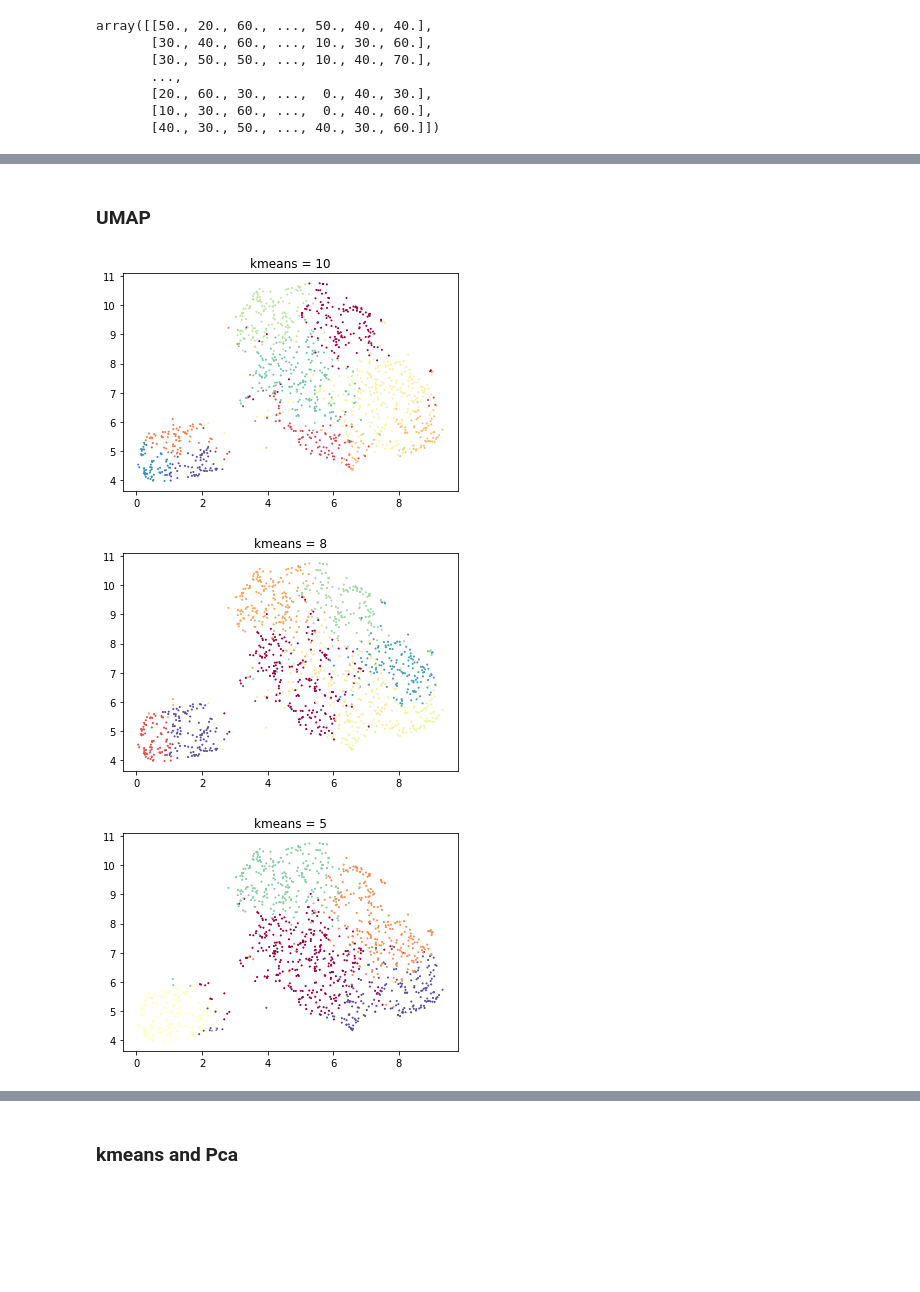
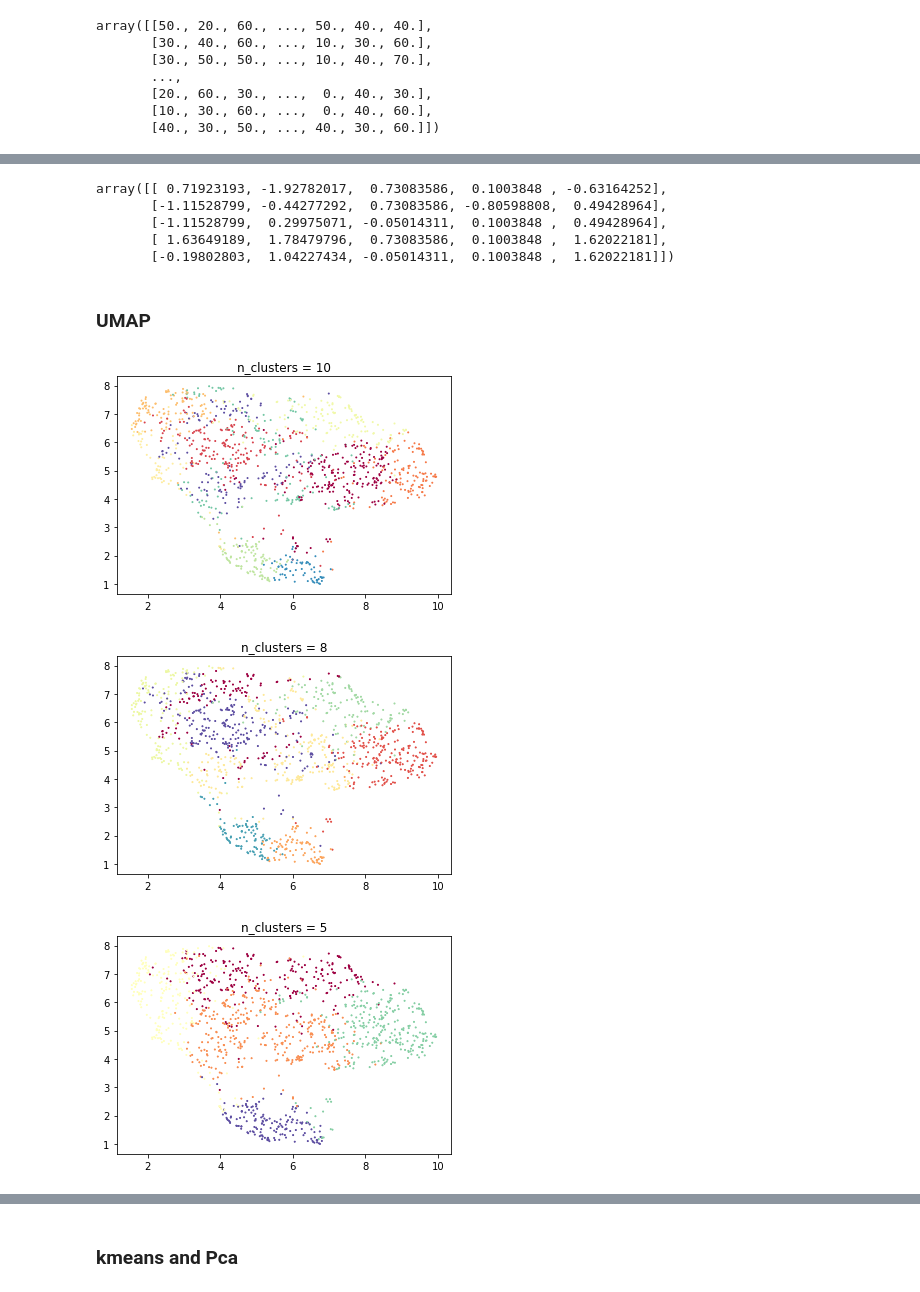
Before and after one commit to rengesf/flavorpred, a Jupyter notebook: clustering.ipynb, the cells around one changed output, grey strips where cells are left out. Saved outputs shown, nothing was run; the diff lists cells and outputs as text; code cells hidden in the pictures; blank space fills up the shorter version.

```diff
--- a/clustering.ipynb
+++ b/clustering.ipynb
@@ -29,3 +60,17 @@ plt.show()'''
+# %%
+# Standardization of the dataset before performing PCA
+# Z-Transformation:  scaling the data to have a mean (average) of 0 and a standard deviation of 1.
+from sklearn.preprocessing import StandardScaler
+
+scaler = StandardScaler()
+X_scaled = scaler.fit_transform(X)
+X_scaled[:5,:5]
+# %% [output]
+array([[ 0.71923193, -1.92782017,  0.73083586,  0.1003848 , -0.63164252],
+       [-1.11528799, -0.44277292,  0.73083586, -0.80598808,  0.49428964],
+       [-1.11528799,  0.29975071, -0.05014311,  0.1003848 ,  0.49428964],
+       [ 1.63649189,  1.78479796,  0.73083586,  0.1003848 ,  1.62022181],
+       [-0.19802803,  1.04227434, -0.05014311,  0.1003848 ,  1.62022181]])
 # %% [markdown]
 ### UMAP
 # %%
@@ -33,16 +78,16 @@ import umap
 from umap import UMAP
 import sklearn.cluster as cluster
 # %%
-standard_umap = UMAP(random_state=42).fit_transform(panelist_data)
+standard_umap = UMAP(random_state=42).fit_transform(X_scaled)
 # %%
 n_clusters=10
-kmeans_labels = cluster.KMeans(n_clusters=n_clusters).fit_predict(panelist_data)
+kmeans_labels = cluster.KMeans(n_clusters=n_clusters).fit_predict(X_scaled)
 # %%
-# kmeans = 10
-plt.title("kmeans = 10")
+# n_clusters = 10
+plt.title("n_clusters = 10")
 plt.scatter(standard_umap[:, 0], standard_umap[:, 1], c=kmeans_labels, s=1, cmap='Spectral');
 # %% [output]
-[figure, old version]
+[figure, new version]
 # %%
 def plot_umap(file, n_clusters):
     standard_umap = UMAP(random_state=42).fit_transform(file)
@@ -51,13 +96,13 @@ def plot_umap(file, n_clusters):
     plt.scatter(standard_umap[:, 0], standard_umap[:, 1], c=kmeans_labels, s=0.1, cmap='Spectral');
     plt.scatter(standard_umap[:, 0], standard_umap[:, 1], c=kmeans_labels, s=1, cmap='Spectral');
 # %%
-plt.title("kmeans = 8")
-plot_umap(panelist_data, 8)
+plt.title("n_clusters = 8")
+plot_umap(X_scaled, 8)
 # %% [output]
-[figure, old version]
+[figure, new version]
 # %%
-plt.title("kmeans = 5")
-plot_umap(panelist_data, 5)
+plt.title("n_clusters = 5")
+plot_umap(X_scaled, 5)
 # %% [output]
-[figure, old version]
+[figure, new version]
 # %%
```
Also changed, not shown: parts of 30 cells of this notebook.
